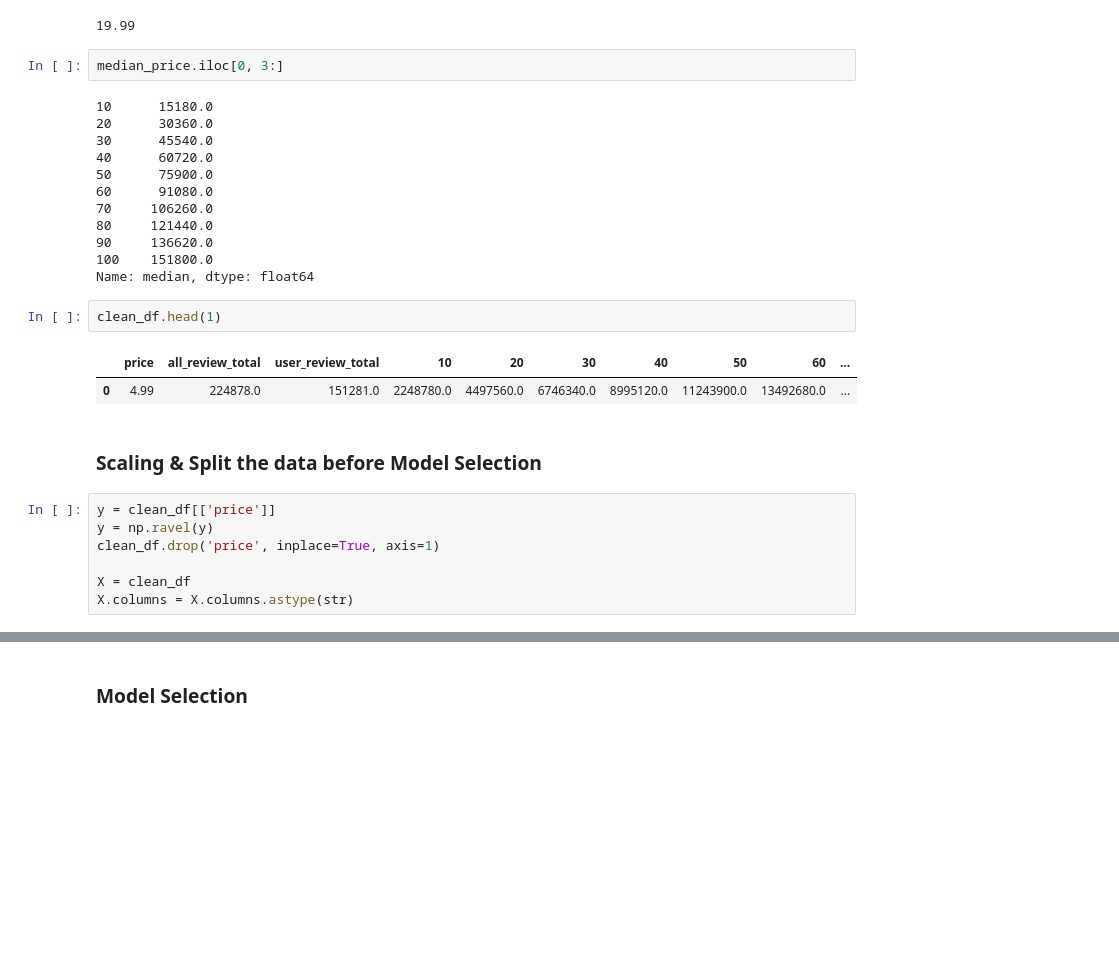
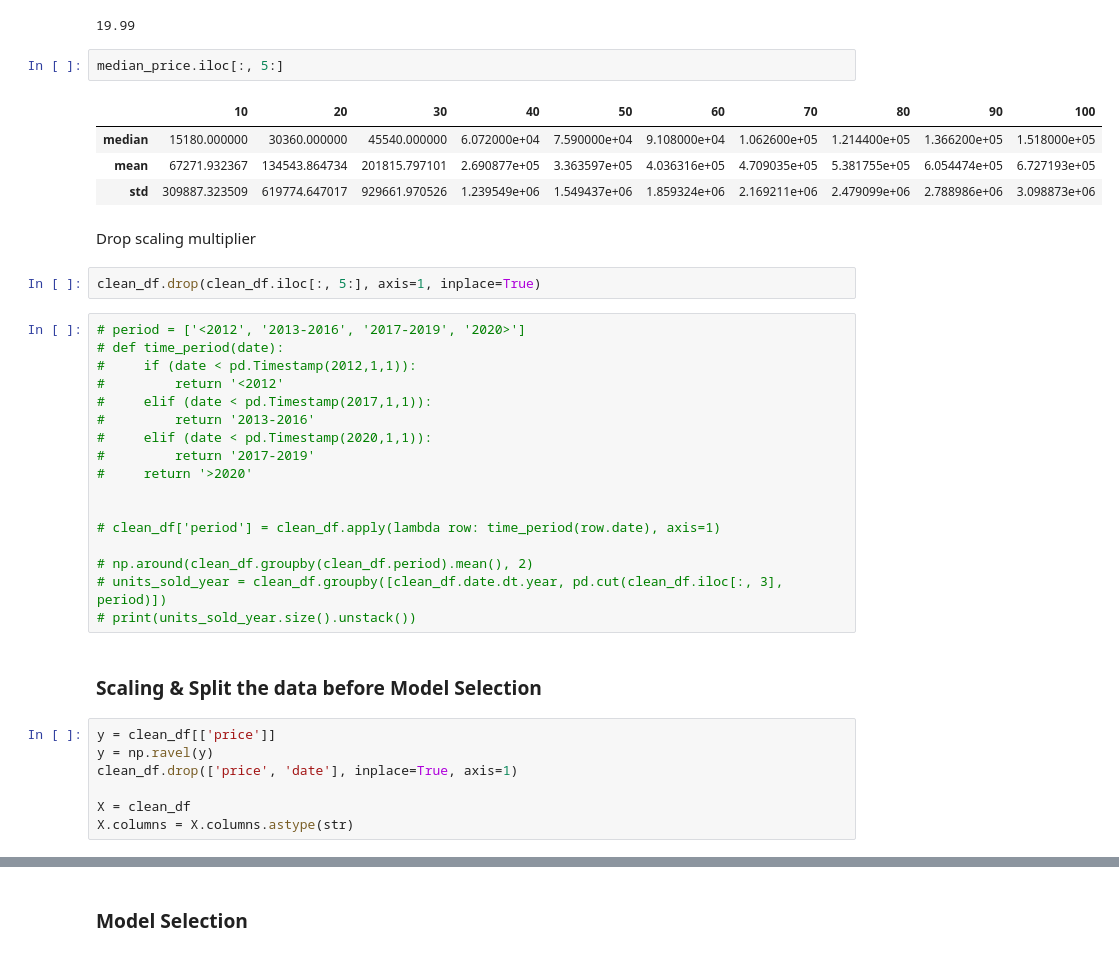
Before and after one commit to hypothetical-lemon/COMP4448, a Jupyter notebook: final_project.ipynb, the cells around one changed output, grey strips where cells are left out. Saved outputs shown, nothing was run; the diff lists cells and outputs as text; blank space fills up the shorter version.

```diff
--- a/final_project.ipynb
+++ b/final_project.ipynb
@@ -579,30 +590,39 @@ median_price.price['median']
 # %% [output]
 19.99
 # %%
-median_price.iloc[0, 3:]
+median_price.iloc[:, 5:]
 # %% [output]
-10      15180.0
-20      30360.0
-30      45540.0
-40      60720.0
-50      75900.0
-60      91080.0
-70     106260.0
-80     121440.0
-90     136620.0
-100    151800.0
-Name: median, dtype: float64
+|  | 10 | 20 | 30 | 40 | 50 | 60 | 70 | 80 | 90 | 100 |
+| median | 15180.000000 | 30360.000000 | 45540.000000 | 6.072000e+04 | 7.590000e+04 | 9.108000e+04 | 1.062600e+05 | 1.214400e+05 | 1.366200e+05 | 1.518000e+05 |
+| mean | 67271.932367 | 134543.864734 | 201815.797101 | 2.690877e+05 | 3.363597e+05 | 4.036316e+05 | 4.709035e+05 | 5.381755e+05 | 6.054474e+05 | 6.727193e+05 |
+| std | 309887.323509 | 619774.647017 | 929661.970526 | 1.239549e+06 | 1.549437e+06 | 1.859324e+06 | 2.169211e+06 | 2.479099e+06 | 2.788986e+06 | 3.098873e+06 |
-# %%
-clean_df.head(1)
-# %% [output]
-|  | price | all_review_total | user_review_total | 10 | 20 | 30 | 40 | 50 | 60 | ... |
-| 0 | 4.99 | 224878.0 | 151281.0 | 2248780.0 | 4497560.0 | 6746340.0 | 8995120.0 | 11243900.0 | 13492680.0 | ... |
+# %% [markdown]
+Drop scaling multiplier
+# %%
+clean_df.drop(clean_df.iloc[:, 5:], axis=1, inplace=True)
+# %%
+# period = ['<2012', '2013-2016', '2017-2019', '2020>']
+# def time_period(date):
+#     if (date < pd.Timestamp(2012,1,1)):
+#         return '<2012'
+#     elif (date < pd.Timestamp(2017,1,1)):
+#         return '2013-2016'
+#     elif (date < pd.Timestamp(2020,1,1)):
+#         return '2017-2019'
+#     return '>2020'
+
+
+# clean_df['period'] = clean_df.apply(lambda row: time_period(row.date), axis=1)
+
+# np.around(clean_df.groupby(clean_df.period).mean(), 2)
+# units_sold_year = clean_df.groupby([clean_df.date.dt.year, pd.cut(clean_df.iloc[:, 3], period)])
+# print(units_sold_year.size().unstack())
 # %% [markdown]
 ### Scaling & Split the data before Model Selection
 # %%
 y = clean_df[['price']]
 y = np.ravel(y)
-clean_df.drop('price', inplace=True, axis=1)
+clean_df.drop(['price', 'date'], inplace=True, axis=1)
 
 X = clean_df
 X.columns = X.columns.astype(str)
```
Also changed, not shown: parts of 35 cells of this notebook.
